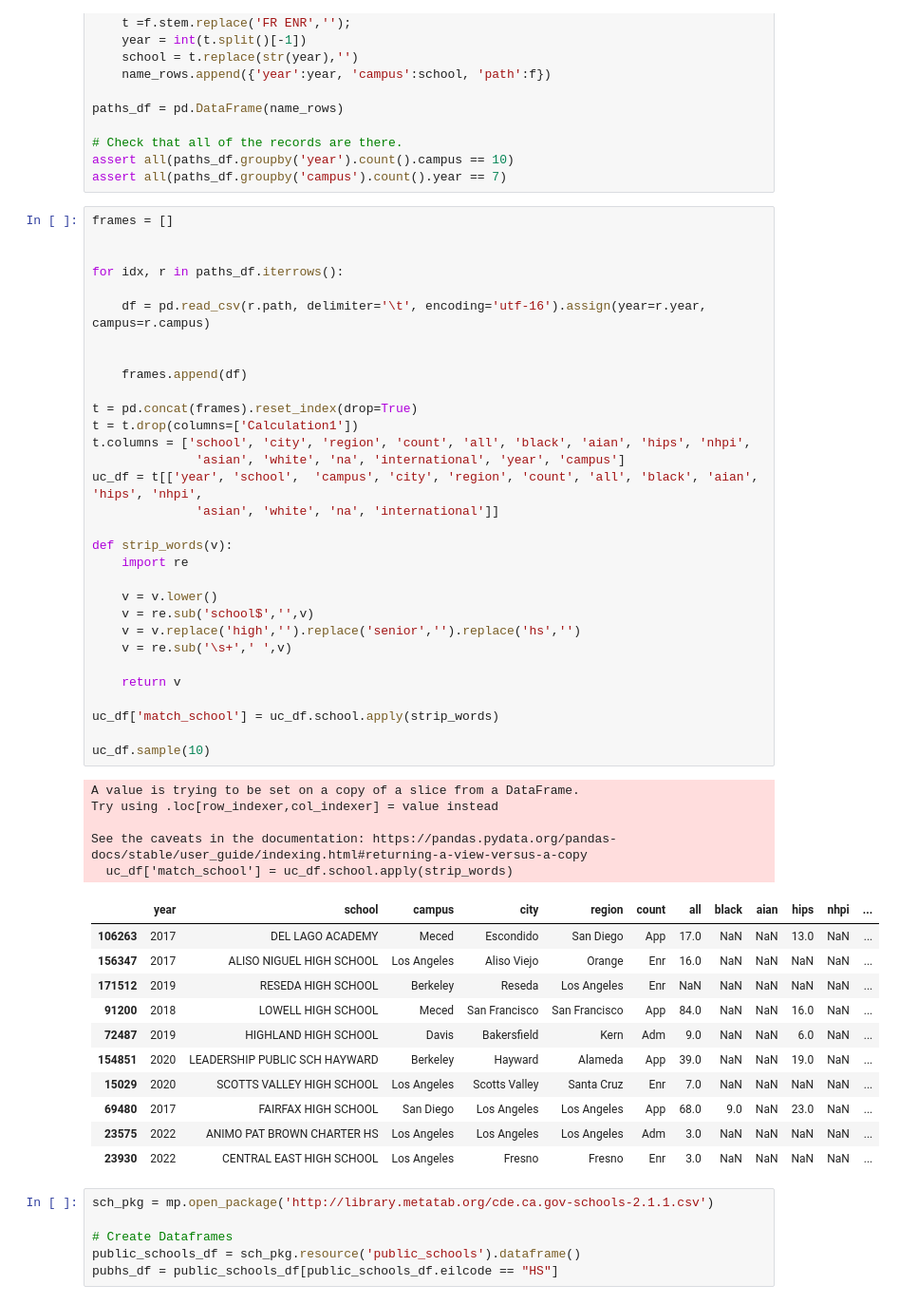
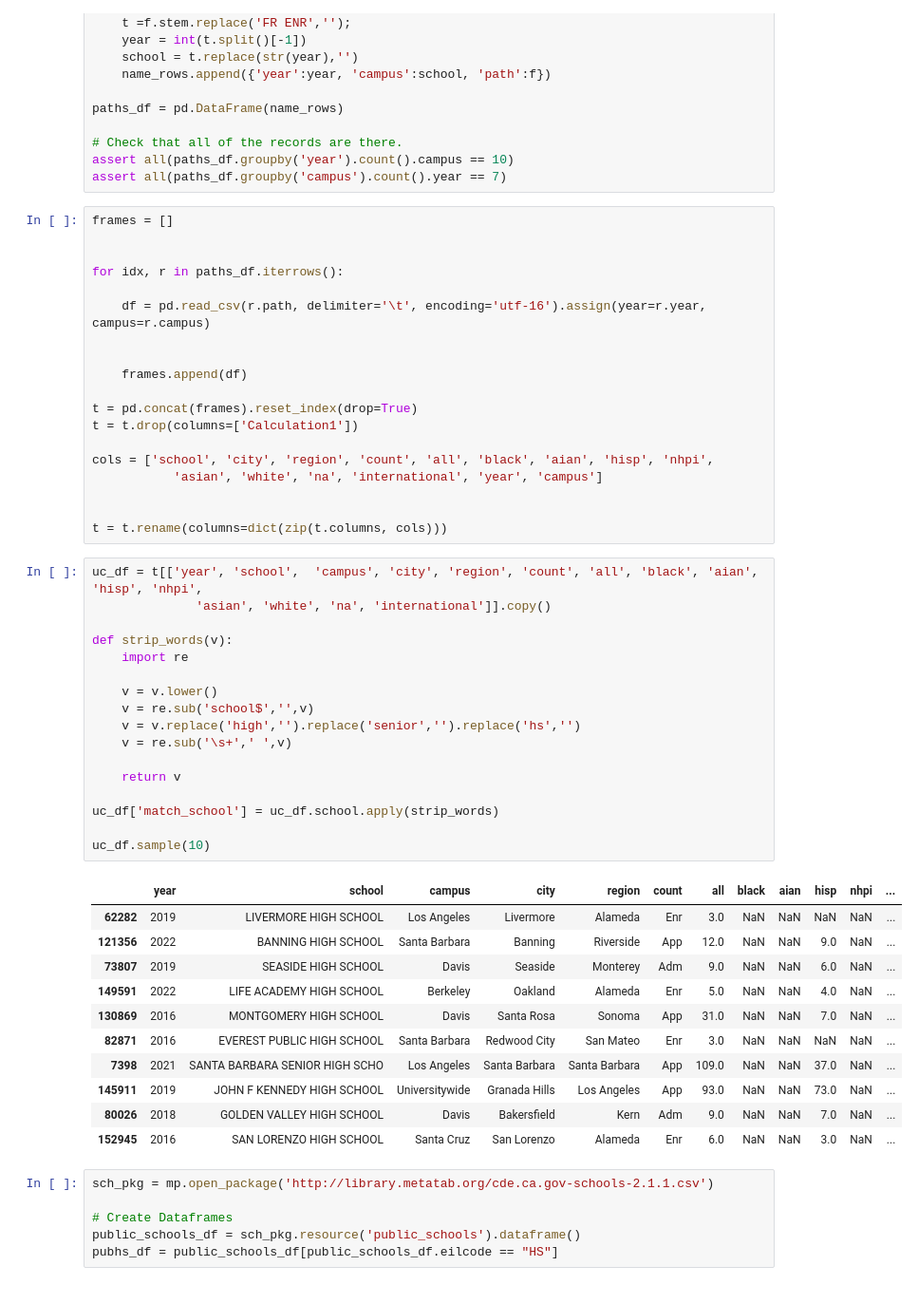
Before and after one commit to metatab-packages/universityofcalifornia.edu-admissions, a Jupyter notebook: notebooks/build.ipynb, the cells around one changed output. Shown at 95% size. Saved outputs shown, nothing was run; the diff lists cells and outputs as text.

```diff
--- a/notebooks/build.ipynb
+++ b/notebooks/build.ipynb
@@ -43,54 +48,54 @@ paths_df = pd.DataFrame(name_rows)
 # Check that all of the records are there.
 assert all(paths_df.groupby('year').count().campus == 10)
 assert all(paths_df.groupby('campus').count().year == 7)
+# %%
+frames = []
+
+
+for idx, r in paths_df.iterrows():
+
+    df = pd.read_csv(r.path, delimiter='\t', encoding='utf-16').assign(year=r.year, campus=r.campus)
+
+
+    frames.append(df)
+
+t = pd.concat(frames).reset_index(drop=True)
+t = t.drop(columns=['Calculation1'])
+
+cols = ['school', 'city', 'region', 'count', 'all', 'black', 'aian', 'hisp', 'nhpi',
+           'asian', 'white', 'na', 'international', 'year', 'campus']
+
+
+t = t.rename(columns=dict(zip(t.columns, cols)))
 # %%
-frames = []
-
-
-for idx, r in paths_df.iterrows():
-
-    df = pd.read_csv(r.path, delimiter='\t', encoding='utf-16').assign(year=r.year, campus=r.campus)
-
-
-    frames.append(df)
-
-t = pd.concat(frames).reset_index(drop=True)
-t = t.drop(columns=['Calculation1'])
-t.columns = ['school', 'city', 'region', 'count', 'all', 'black', 'aian', 'hips', 'nhpi',
-              'asian', 'white', 'na', 'international', 'year', 'campus']
-uc_df = t[['year', 'school',  'campus', 'city', 'region', 'count', 'all', 'black', 'aian', 'hips', 'nhpi',
-              'asian', 'white', 'na', 'international']]
+uc_df = t[['year', 'school',  'campus', 'city', 'region', 'count', 'all', 'black', 'aian', 'hisp', 'nhpi',
+              'asian', 'white', 'na', 'international']].copy()
 
 def strip_words(v):
     import re
 
     v = v.lower()
     v = re.sub('school$','',v)
     v = v.replace('high','').replace('senior','').replace('hs','')
     v = re.sub('\s+',' ',v)
 
     return v
 
 uc_df['match_school'] = uc_df.school.apply(strip_words)
 
 uc_df.sample(10)
 # %% [output]
-A value is trying to be set on a copy of a slice from a DataFrame.
-Try using .loc[row_indexer,col_indexer] = value instead
-
-See the caveats in the documentation: https://pandas.pydata.org/pandas-docs/stable/user_guide/indexing.html#returning-a-view-versus-a-copy
-  uc_df['match_school'] = uc_df.school.apply(strip_words)
-|  | year | school | campus | city | region | count | all | black | aian | hips | nhpi | ... |
-| 106263 | 2017 | DEL LAGO ACADEMY | Meced | Escondido | San Diego | App | 17.0 | NaN | NaN | 13.0 | NaN | ... |
-| 156347 | 2017 | ALISO NIGUEL HIGH SCHOOL | Los Angeles | Aliso Viejo | Orange | Enr | 16.0 | NaN | NaN | NaN | NaN | ... |
-| 171512 | 2019 | RESEDA HIGH SCHOOL | Berkeley | Reseda | Los Angeles | Enr | NaN | NaN | NaN | NaN | NaN | ... |
-| 91200 | 2018 | LOWELL HIGH SCHOOL | Meced | San Francisco | San Francisco | App | 84.0 | NaN | NaN | 16.0 | NaN | ... |
-| 72487 | 2019 | HIGHLAND HIGH SCHOOL | Davis | Bakersfield | Kern | Adm | 9.0 | NaN | NaN | 6.0 | NaN | ... |
-| 154851 | 2020 | LEADERSHIP PUBLIC SCH HAYWARD | Berkeley | Hayward | Alameda | App | 39.0 | NaN | NaN | 19.0 | NaN | ... |
-| 15029 | 2020 | SCOTTS VALLEY HIGH SCHOOL | Los Angeles | Scotts Valley | Santa Cruz | Enr | 7.0 | NaN | NaN | NaN | NaN | ... |
-| 69480 | 2017 | FAIRFAX HIGH SCHOOL | San Diego | Los Angeles | Los Angeles | App | 68.0 | 9.0 | NaN | 23.0 | NaN | ... |
-| 23575 | 2022 | ANIMO PAT BROWN CHARTER HS | Los Angeles | Los Angeles | Los Angeles | Adm | 3.0 | NaN | NaN | NaN | NaN | ... |
-| 23930 | 2022 | CENTRAL EAST HIGH SCHOOL | Los Angeles | Fresno | Fresno | Enr | 3.0 | NaN | NaN | NaN | NaN | ... |
+|  | year | school | campus | city | region | count | all | black | aian | hisp | nhpi | ... |
+| 62282 | 2019 | LIVERMORE HIGH SCHOOL | Los Angeles | Livermore | Alameda | Enr | 3.0 | NaN | NaN | NaN | NaN | ... |
+| 121356 | 2022 | BANNING HIGH SCHOOL | Santa Barbara | Banning | Riverside | App | 12.0 | NaN | NaN | 9.0 | NaN | ... |
+| 73807 | 2019 | SEASIDE HIGH SCHOOL | Davis | Seaside | Monterey | Adm | 9.0 | NaN | NaN | 6.0 | NaN | ... |
+| 149591 | 2022 | LIFE ACADEMY HIGH SCHOOL | Berkeley | Oakland | Alameda | Enr | 5.0 | NaN | NaN | 4.0 | NaN | ... |
+| 130869 | 2016 | MONTGOMERY HIGH SCHOOL | Davis | Santa Rosa | Sonoma | App | 31.0 | NaN | NaN | 7.0 | NaN | ... |
+| 82871 | 2016 | EVEREST PUBLIC HIGH SCHOOL | Santa Barbara | Redwood City | San Mateo | Enr | 3.0 | NaN | NaN | NaN | NaN | ... |
+| 7398 | 2021 | SANTA BARBARA SENIOR HIGH SCHO | Los Angeles | Santa Barbara | Santa Barbara | App | 109.0 | NaN | NaN | 37.0 | NaN | ... |
+| 145911 | 2019 | JOHN F KENNEDY HIGH SCHOOL | Universitywide | Granada Hills | Los Angeles | App | 93.0 | NaN | NaN | 73.0 | NaN | ... |
+| 80026 | 2018 | GOLDEN VALLEY HIGH SCHOOL | Davis | Bakersfield | Kern | Adm | 9.0 | NaN | NaN | 7.0 | NaN | ... |
+| 152945 | 2016 | SAN LORENZO HIGH SCHOOL | Santa Cruz | San Lorenzo | Alameda | Enr | 6.0 | NaN | NaN | 3.0 | NaN | ... |
 # %%
 sch_pkg = mp.open_package('http://library.metatab.org/cde.ca.gov-schools-2.1.1.csv')
 
```
Also changed, not shown: parts of 3 cells of this notebook, 3 other files.
